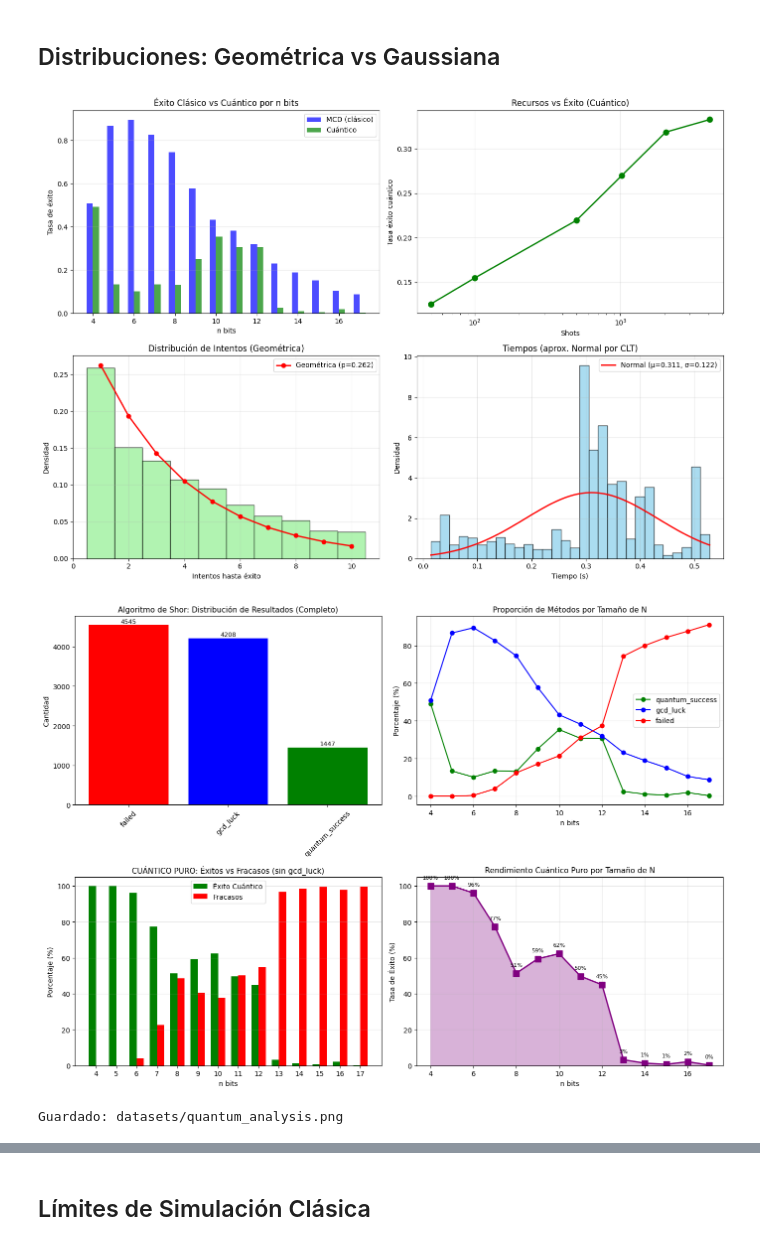
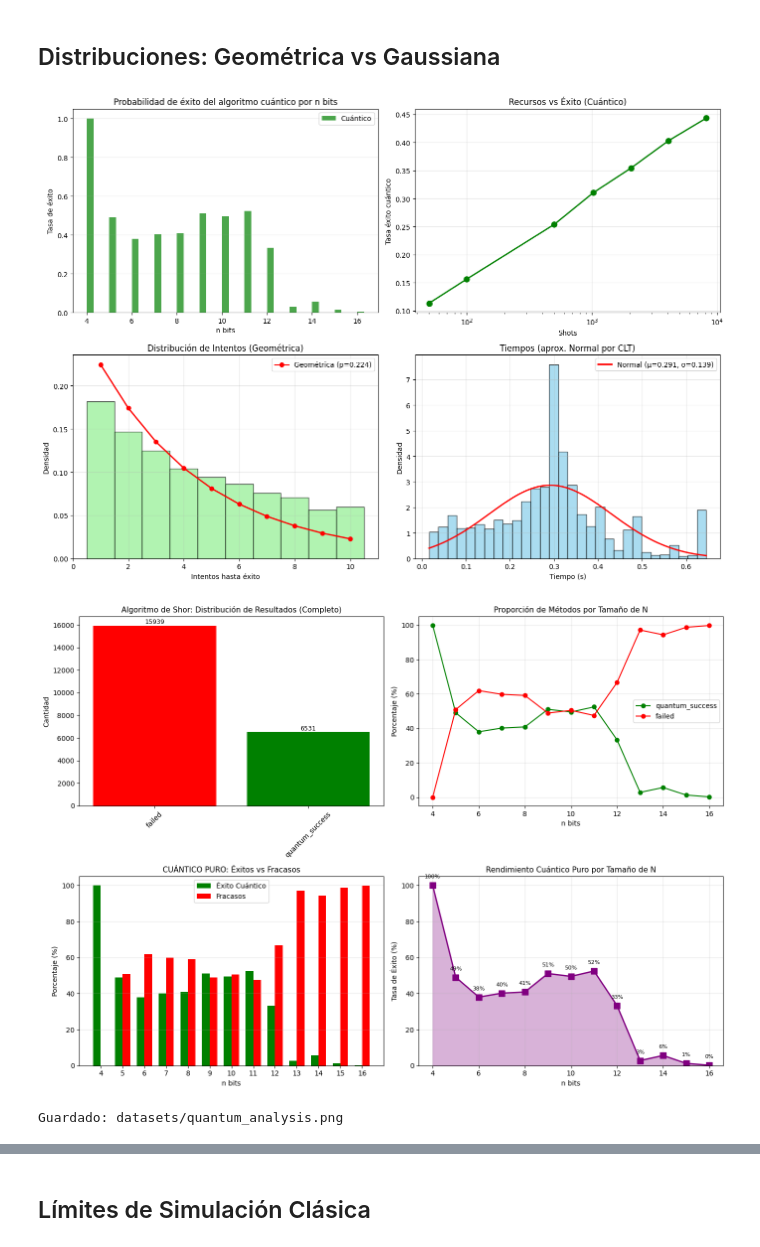
Before and after one commit to Alejandr05ang/factorizacion_numeros_semiprimos, a Jupyter notebook: ComputacionCuantica.ipynb, the cells around one changed output, grey strips where cells are left out. Drawn from its saved outputs; the diff is of its cells as text; code cells hidden in the pictures.

Commit message:
omision de mcd para resultados enteramente cuanticos

```diff
--- a/ComputacionCuantica.ipynb
+++ b/ComputacionCuantica.ipynb
@@ -33,9 +36,9 @@ Simulador cuántico local configurado
 # %%
 # === CONFIGURACIÓN ===
-BIT_RANGE = list(range(4, 18))  # 4 a 17 bits
-M_SHOTS_LIST = [50, 100, 500, 1024, 2048, 4096]
-R = 20  # Repeticiones
-SEMIPRIMES_PER_SIZE = 7
+BIT_RANGE = list(range(4, 17))  # 4 a 17 bits
+M_SHOTS_LIST = [50, 100, 500, 1024, 2048, 4096, 8192]
+R = 30  # Repeticiones
+SEMIPRIMES_PER_SIZE = 10
 
 DATA_DIR = "datasets"
 os.makedirs(DATA_DIR, exist_ok=True)
@@ -251,6 +258,11 @@ Test N=15: quantum_success, success=True
 # %%
 def run_experiment():
     rows = []
+    # Nota: Asegúrate de que FORCE_QUANTUM esté definido o pásalo directo
+    FORCE_QUANTUM_MODE = True
+    print(f"Iniciando experimento con FORCE_QUANTUM = {FORCE_QUANTUM_MODE}")
+    print("(Se descartarán éxitos triviales por MCD para probar el circuito cuántico)")
+
     total = sum(len(test_semiprimes.get(n,[])) for n in BIT_RANGE) * len(M_SHOTS_LIST) * R
 
     with tqdm(total=total, desc="Experimento") as pbar:
@@ -258,7 +270,9 @@ def run_experiment():
             for N, p, q in test_semiprimes.get(n_bits, []):
                 for M in M_SHOTS_LIST:
                     for rep in range(1, R + 1):
-                        res = shor_factor_detailed(N, shots=M)
+                        # Llamada con force_quantum
+                        res = shor_factor_detailed(N, shots=M, force_quantum=FORCE_QUANTUM_MODE)
+
                         rows.append({
                             'n_bits': n_bits, 'N': N, 'p_true': p, 'q_true': q,
                             'M_shots': M, 'rep': rep,
@@ -272,6 +286,7 @@ def run_experiment():
                         pbar.update(1)
     return pd.DataFrame(rows)
 
+
 print("Ejecutando experimento...")
 df = run_experiment()
 df.to_csv(f"{DATA_DIR}/shor_experiment_v2.csv", index=False)
@@ -569,15 +585,13 @@ def analyze_distributions(df):
 
     # 1. n bits vs tasa de éxito (separado)
     ax = axes[0, 0]
-    by_bits_gcd = df[df['method']=='gcd_luck'].groupby('n_bits').size() / df.groupby('n_bits').size()
     by_bits_q = df[df['method']=='quantum_success'].groupby('n_bits').size() / df.groupby('n_bits').size()
 
     x = sorted(df['n_bits'].unique())
-    ax.bar([i-0.15 for i in x], [by_bits_gcd.get(i,0) for i in x], 0.3, label='MCD (clásico)', color='blue', alpha=0.7)
     ax.bar([i+0.15 for i in x], [by_bits_q.get(i,0) for i in x], 0.3, label='Cuántico', color='green', alpha=0.7)
     ax.set_xlabel('n bits')
     ax.set_ylabel('Tasa de éxito')
-    ax.set_title('Éxito Clásico vs Cuántico por n bits')
+    ax.set_title('Probabilidad de éxito del algoritmo cuántico por n bits')
     ax.legend()
     ax.grid(True, alpha=0.3, axis='y')
 
@@ -628,7 +642,7 @@ def analyze_distributions(df):
 
 analyze_distributions(df)
 # %% [output]
-[figure, old version]
+[figure, new version]
 # %%
 def plot_quantum_analysis(df):
     """Gráficas separadas para análisis cuántico completo"""
@@ -637,7 +651,7 @@ def plot_quantum_analysis(df):
     # ===== GRÁFICA 1: Análisis Completo de Shor (con todos los métodos) =====
     ax1 = axes[0, 0]
     methods_count = df['method'].value_counts()
-    colors_map = {'quantum_success': 'green', 'gcd_luck': 'blue', 'failed': 'red'}
+    colors_map = {'quantum_success': 'green', 'failed': 'red'}
     colors = [colors_map.get(m, 'gray') for m in methods_count.index]
     bars1 = ax1.bar(methods_count.index, methods_count.values, color=colors)
     ax1.set_title('Algoritmo de Shor: Distribución de Resultados (Completo)', fontsize=11)
@@ -650,7 +664,7 @@ def plot_quantum_analysis(df):
     # ===== GRÁFICA 2: Proporción de Métodos por Bits =====
     ax2 = axes[0, 1]
     bits = sorted(df['n_bits'].unique())
-    for method, color in [('quantum_success', 'green'), ('gcd_luck', 'blue'), ('failed', 'red')]:
+    for method, color in [('quantum_success', 'green'), ('failed', 'red')]:
         rates = []
         for n in bits:
             df_n = df[df['n_bits'] == n]
@@ -663,7 +677,7 @@ def plot_quantum_analysis(df):
     ax2.legend()
     ax2.grid(True, alpha=0.3)
 
-    # ===== GRÁFICA 3: Cuántico Puro - Éxitos vs Fracasos (sin gcd_luck) =====
+    # ===== GRÁFICA 3: Cuántico Puro - Éxitos vs Fracasos =====
     ax3 = axes[1, 0]
     df_pure = df[df['method'] != 'gcd_luck']
     bits = sorted(df_pure['n_bits'].unique())
@@ -685,7 +699,7 @@ def plot_quantum_analysis(df):
     bars_f = ax3.bar(x + width/2, failed_rates, width, label='Fracasos', color='red')
     ax3.set_xlabel('n bits')
     ax3.set_ylabel('Porcentaje (%)')
-    ax3.set_title('CUÁNTICO PURO: Éxitos vs Fracasos (sin gcd_luck)', fontsize=11)
+    ax3.set_title('CUÁNTICO PURO: Éxitos vs Fracasos', fontsize=11)
     ax3.set_xticks(x)
     ax3.set_xticklabels(bits)
     ax3.legend()
@@ -693,32 +707,32 @@ def plot_quantum_analysis(df):
 
     # ===== GRÁFICA 4: Evolución de Tasa de Éxito Cuántico Puro =====
     ax4 = axes[1, 1]
     success_rates = []
     for n in bits:
         df_n = df_pure[df_pure['n_bits'] == n]
         rate = df_n['success'].mean() * 100 if len(df_n) > 0 else 0
         success_rates.append(rate)
 
     ax4.plot(bits, success_rates, marker='s', color='purple', linewidth=2, markersize=8)
     ax4.fill_between(bits, success_rates, alpha=0.3, color='purple')
     ax4.set_xlabel('n bits')
     ax4.set_ylabel('Tasa de Éxito (%)')
     ax4.set_title('Rendimiento Cuántico Puro por Tamaño de N', fontsize=11)
     ax4.grid(True, alpha=0.3)
     ax4.set_ylim(0, 105)
 
     # Añadir valores en los puntos
     for i, (b, r) in enumerate(zip(bits, success_rates)):
         ax4.annotate(f'{r:.0f}%', (b, r), textcoords="offset points",
                      xytext=(0, 10), ha='center', fontsize=8)
 
     plt.tight_layout()
     plt.savefig(f"{DATA_DIR}/quantum_analysis.png", dpi=150)
     plt.show()
     print(f"\nGuardado: {DATA_DIR}/quantum_analysis.png")
 
 # Ejecutar
 plot_quantum_analysis(df)
 # %% [output]
-[figure, old version]
+[figure, new version]
 Guardado: datasets/quantum_analysis.png
```
Also changed, not shown: parts of 16 cells of this notebook, 22 other files.
